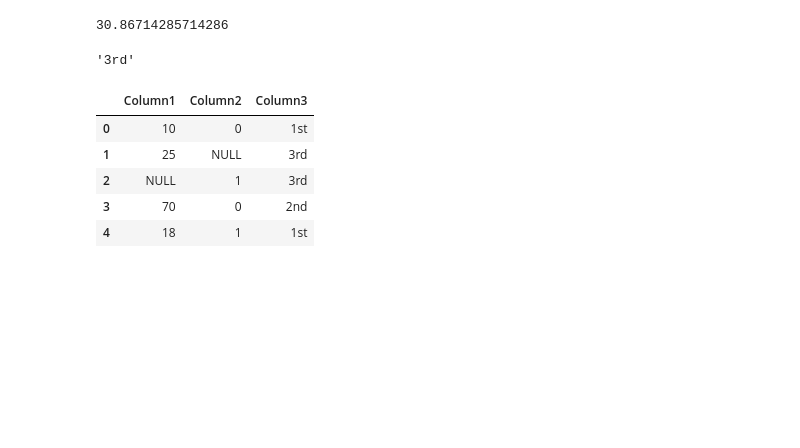
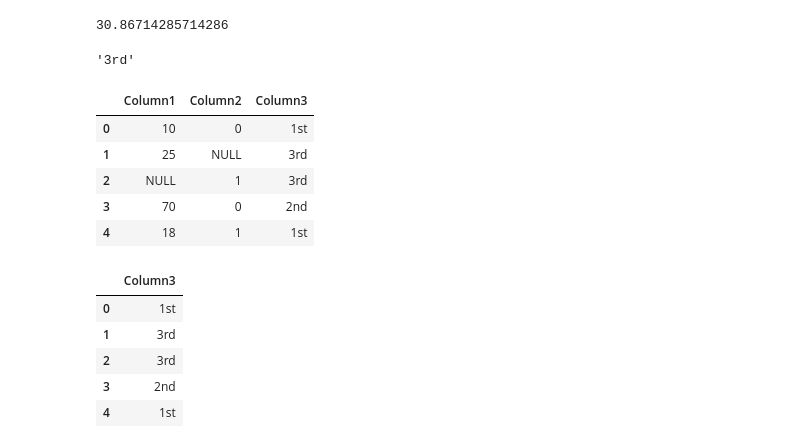
Before and after one commit to Sinrez/PythonProjects, a Jupyter notebook: titan.ipynb, the cells around one changed output. Cells and saved outputs as stored; diff of their text form; code cells hidden in the pictures; blank space fills up the shorter version.

```diff
--- a/titan.ipynb
+++ b/titan.ipynb
@@ -73,3 +88,12 @@ df
 | 2 | NULL | 1 | 3rd |
 | 3 | 70 | 0 | 2nd |
 | 4 | 18 | 1 | 1st |
+# %%
+df.drop({'Column1','Column2'}, axis=1)
+# %% [output]
+|  | Column3 |
+| 0 | 1st |
+| 1 | 3rd |
+| 2 | 3rd |
+| 3 | 2nd |
+| 4 | 1st |
```
Also changed, not shown: parts of 5 cells of this notebook.
